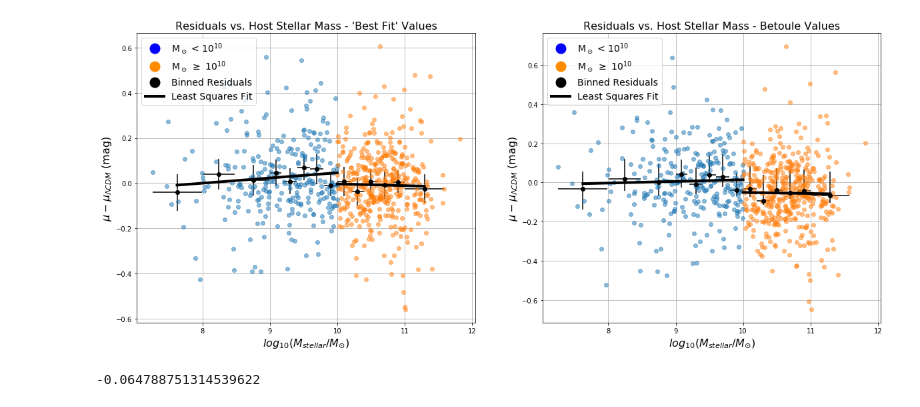
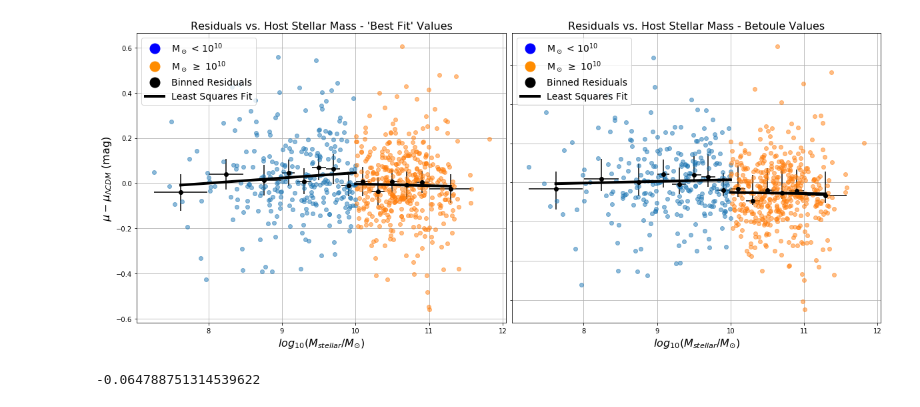
Before and after one commit to KellySkillen/Supernovae, a Jupyter notebook: delta M .ipynb, the cells around one changed output. Saved outputs shown, nothing was run; the diff lists cells and outputs as text; code cells hidden in the pictures.

```diff
--- a/delta M .ipynb
+++ b/delta M .ipynb
@@ -181,7 +181,7 @@ betmean = [betmean_1, betmean_2, betmean_3, betmean_4, betmean_5, betmean_6, bet
 fig = plt.figure(figsize=(20,8))
 
 #my residuals data
-plt.subplot(121)
+plt.subplot2grid((15,20),(0, 0), rowspan=15, colspan=10)
 plt.plot(low_mass.LogMst, low_mass.residuals, 'o', alpha=0.5)
 plt.plot(high_mass.LogMst, high_mass.residuals, 'o', alpha=0.5)
 plt.title('Residuals vs. Host Stellar Mass - \'Best Fit\' Values', fontsize=16)
@@ -295,13 +295,13 @@ plt.grid(True)
 
 
 #Betoule's residuals data for comparison of method
-plt.subplot(122)
+plt.subplot2grid((15,20),(0, 10), rowspan=15, colspan=10)
 plt.plot(low_mass.LogMst, low_mass.residuals_bet, 'o', alpha=0.5)
 plt.plot(high_mass.LogMst, high_mass.residuals_bet, 'o', alpha=0.5)
 plt.plot(midpoint, betmean, 'ko')
+plt.tick_params(labelleft='off')
 plt.title('Residuals vs. Host Stellar Mass - Betoule Values', fontsize=16)
 plt.xlabel('$log_{10}(M_{stellar}/M_{\odot})$', fontsize=16)
-plt.ylabel(r'$\mu - \mu_{\Lambda CDM}$ (mag)', fontsize=16)
 
 #legend
 blue_line = mlines.Line2D([], [], color='b', marker='o', markersize=15, linestyle='none',
@@ -348,34 +348,34 @@ plt.errorbar(midpoint[0:14], betmean[0:14], xerr=asym_errx, fmt='none', color='k
 
 #error bars (y dir)
 beterry1 = statistics.stdev(bin_1.beterr_tot)
 beterry2 = statistics.stdev(bin_2.beterr_tot)
 beterry3 = statistics.stdev(bin_3.beterr_tot)
 beterry4 = statistics.stdev(bin_4.beterr_tot)
 beterry5 = statistics.stdev(bin_5.beterr_tot)
 beterry6 = statistics.stdev(bin_6.beterr_tot)
 beterry7 = statistics.stdev(bin_7.beterr_tot)
 beterry8 = statistics.stdev(bin_8.beterr_tot)
 beterry9 = statistics.stdev(bin_9.beterr_tot)
 beterry10 = statistics.stdev(bin_10.beterr_tot)
 beterry11 = statistics.stdev(bin_11.beterr_tot)
 beterry12 = statistics.stdev(bin_12.beterr_tot)
 beterry13 = statistics.stdev(bin_13.beterr_tot)
 beterry14 = statistics.stdev(bin_14.beterr_tot)
 
 beterry = [beterry1, beterry2, beterry3, beterry4, beterry5, beterry6, beterry7, beterry8, beterry9, beterry10, beterry11,
            beterry12, beterry13, beterry14]
 plt.errorbar(midpoint[0:14], mean[0:14], yerr=beterry, fmt='none', color='k', alpha=1)
 
 plt.grid(True)
 
 plt.show()
 
 
 
 fig.savefig('Delta M.pdf')
 plt.close(fig)
 # %% [output]
-[figure, old version]
+[figure, new version]
 # %%
 betstep
 # %% [output]
```
Also changed, not shown: 1 other file.
